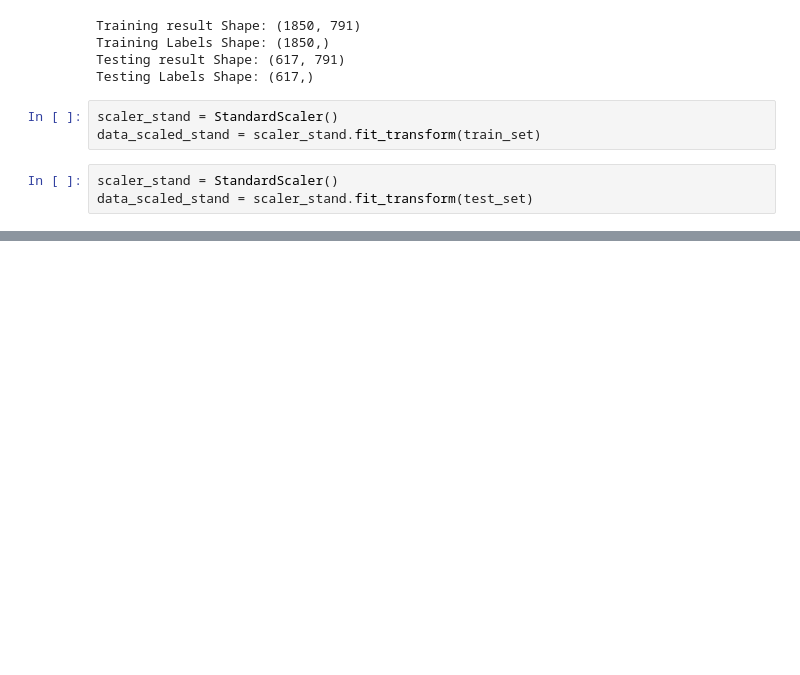
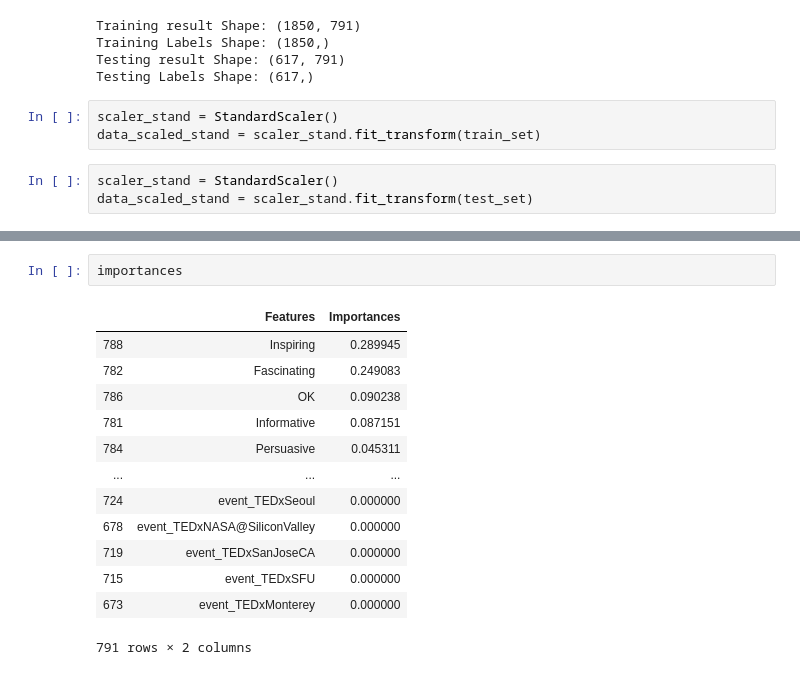
Before and after one commit to Avisikta-Majumdar/TedTalksAnalysis, a Jupyter notebook: Abdul's notebook 2.ipynb, the cells around one changed output, grey strips where cells are left out. Saved outputs shown, nothing was run; the diff lists cells and outputs as text; blank space fills up the shorter version.

```diff
--- a/Abdul's notebook 2.ipynb
+++ b/Abdul's notebook 2.ipynb
@@ -344,0 +433,16 @@ Accuracy: 69.61 %.
+# %%
+importances
+# %% [output]
+|  | Features | Importances |
+| 788 | Inspiring | 0.289945 |
+| 782 | Fascinating | 0.249083 |
+| 786 | OK | 0.090238 |
+| 781 | Informative | 0.087151 |
+| 784 | Persuasive | 0.045311 |
+| ... | ... | ... |
+| 724 | event_TEDxSeoul | 0.000000 |
+| 678 | event_TEDxNASA@SiliconValley | 0.000000 |
+| 719 | event_TEDxSanJoseCA | 0.000000 |
+| 715 | event_TEDxSFU | 0.000000 |
+| 673 | event_TEDxMonterey | 0.000000 |
+791 rows × 2 columns
```
Also changed, not shown: parts of 11 cells of this notebook, 5 other files.
